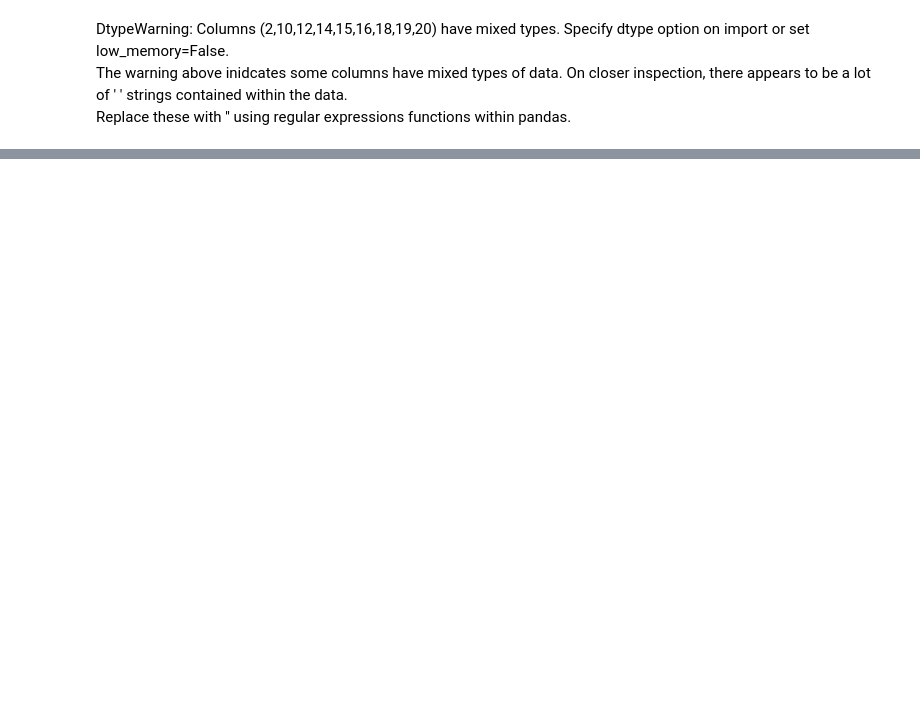
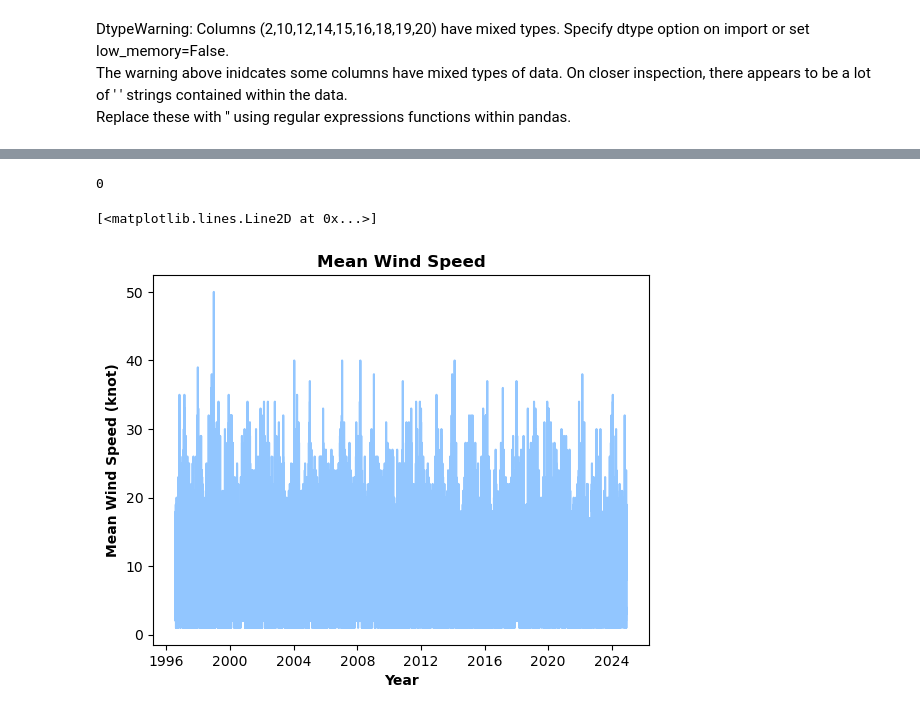
Before and after one commit to fdennehy/pfda-assignments, a Jupyter notebook: assignment_6_Weather.ipynb, the cells around one changed output, grey strips where cells are left out. Saved outputs shown, nothing was run; the diff lists cells and outputs as text; code cells hidden in the pictures; blank space fills up the shorter version.

```diff
--- a/assignment_6_Weather.ipynb
+++ b/assignment_6_Weather.ipynb
@@ -92,0 +189,3 @@ memory usage: 41.7+ MB
+# %%
+ds_wdsp = df['wdsp'].dropna().astype(int)
+ds_wdsp
@@ -92,0 +206,4 @@ memory usage: 41.7+ MB
+# %%
+# Replace 0 values with NaN and drop
+ds_wdsp = ds_wdsp.replace(0,np.nan).dropna()
+ds_wdsp
@@ -92,0 +224,22 @@ memory usage: 41.7+ MB
+# %%
+ds_wdsp.isna().sum()
+# %% [output]
+0
+# %%
+plt.style.use('seaborn-v0_8-pastel')
+
+# plot figure and axes
+fig, ax = plt.subplots()
+
+# Title.
+ax.set_title('Mean Wind Speed', weight='bold')
+
+# Axis labels.
+ax.set_xlabel('Year', weight='bold')
+ax.set_ylabel('Mean Wind Speed (knot)', weight ='bold')
+
+# Generate plot
+ax.plot(ds_wdsp)
+# %% [output]
+[<matplotlib.lines.Line2D at 0x...>]
+[figure, added]
```
Also changed, not shown: parts of 21 cells of this notebook, 2 other files.
